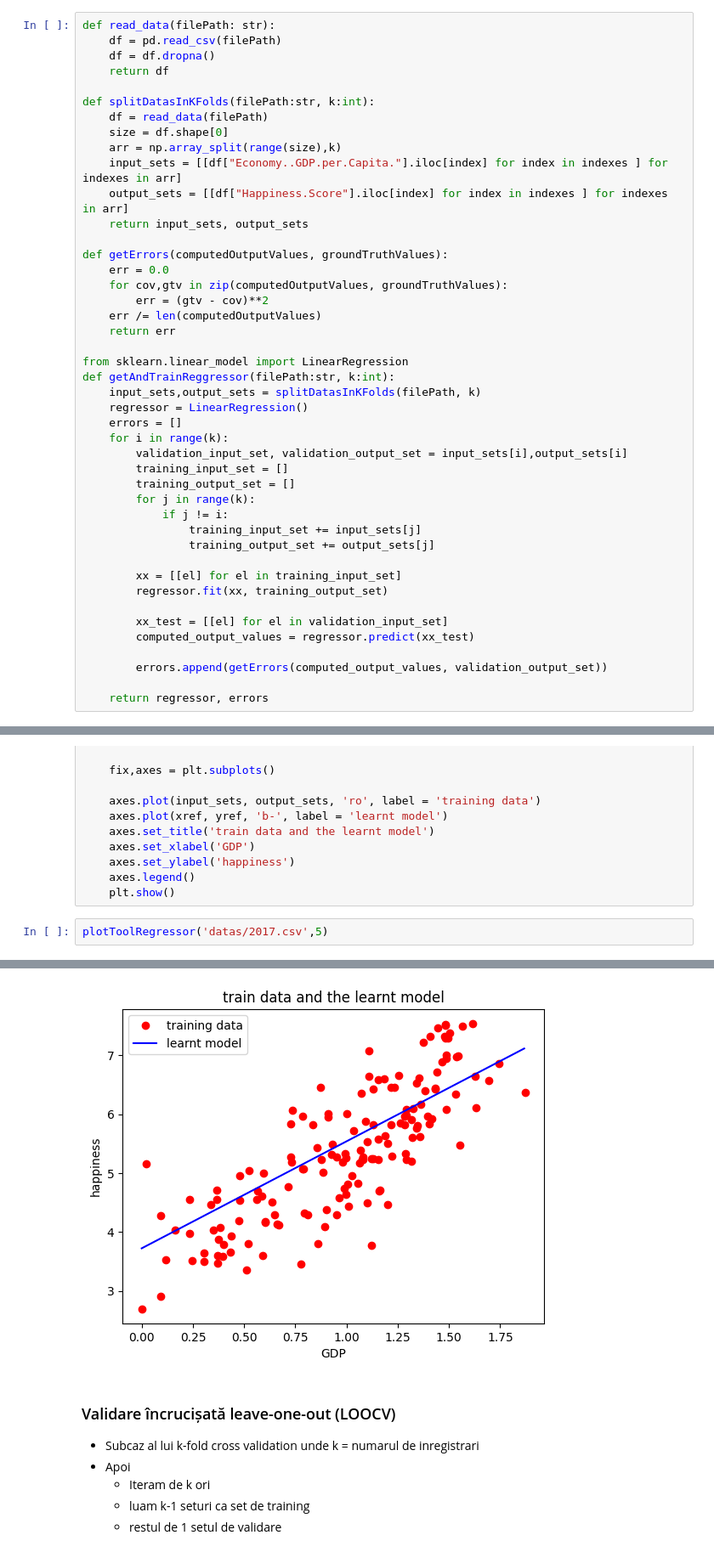
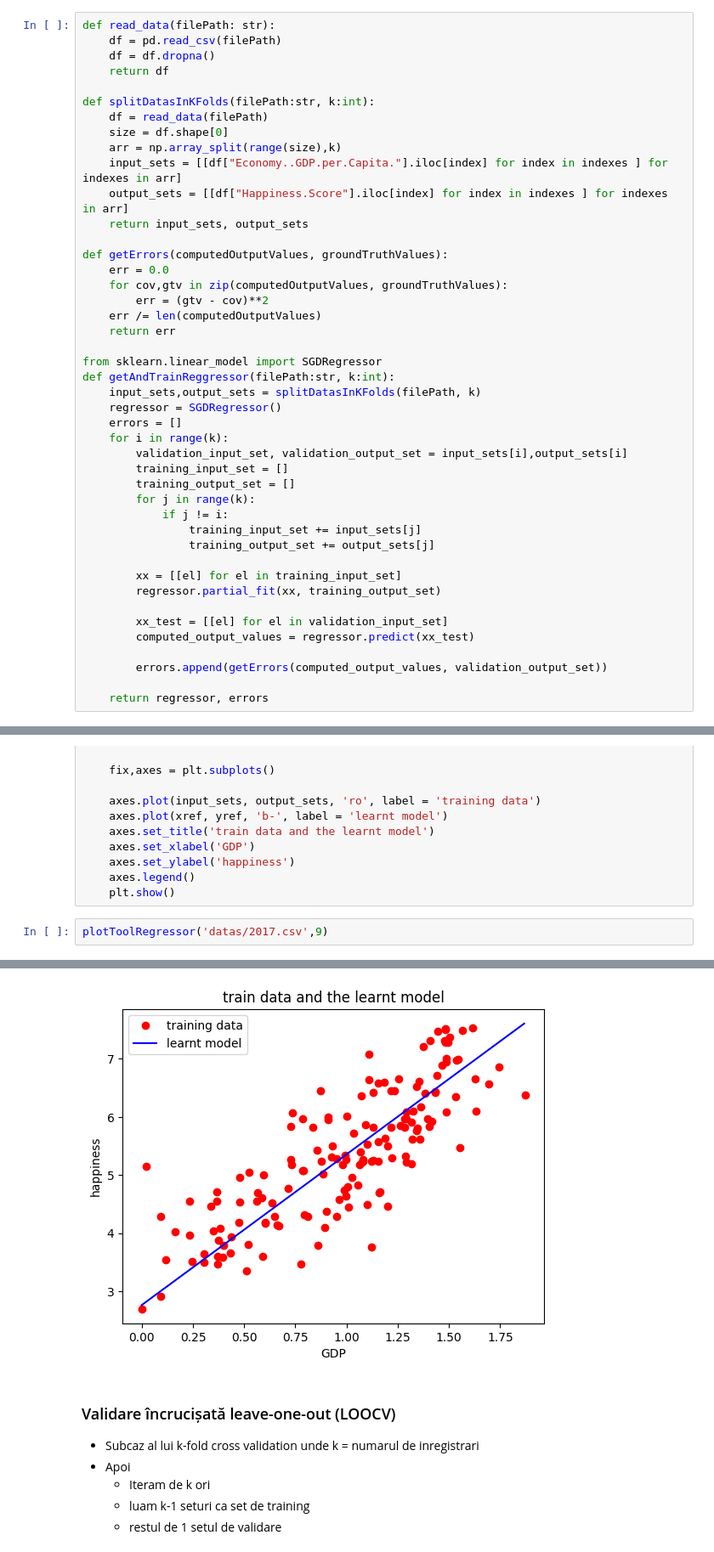
Before and after one commit to Vasile07/AI, a Jupyter notebook: Gradient Descrescator - Laborator 6/optional.ipynb, the cells around one changed output, grey strips where cells are left out. Shown at 85% size. Drawn from its saved outputs; the diff is of its cells as text.

```diff
--- a/Gradient Descrescator - Laborator 6/optional.ipynb
+++ b/Gradient Descrescator - Laborator 6/optional.ipynb
@@ -48,10 +48,10 @@ def getErrors(computedOutputValues, groundTruthValues):
     err /= len(computedOutputValues)
     return err
 
-from sklearn.linear_model import LinearRegression
+from sklearn.linear_model import SGDRegressor
 def getAndTrainReggressor(filePath:str, k:int):
     input_sets,output_sets = splitDatasInKFolds(filePath, k)
-    regressor = LinearRegression()
+    regressor = SGDRegressor()
     errors = []
     for i in range(k):
         validation_input_set, validation_output_set = input_sets[i],output_sets[i]
@@ -63,7 +63,7 @@ def getAndTrainReggressor(filePath:str, k:int):
                 training_output_set += output_sets[j]
 
         xx = [[el] for el in training_input_set]
-        regressor.fit(xx, training_output_set)
+        regressor.partial_fit(xx, training_output_set)
 
         xx_test = [[el] for el in validation_input_set]
         computed_output_values = regressor.predict(xx_test)
@@ -105,5 +105,5 @@ def plotToolRegressor(filePath:str, k:int):
     axes.legend()
     plt.show()
 # %%
-plotToolRegressor('datas/2017.csv',5)
+plotToolRegressor('datas/2017.csv',9)
 # %% [output]
@@ -112,4 +112,4 @@ Eroare: [0.01000249948980546, 0.004995819217061891, 0.13282587697060733, 0.01580
-[figure, old version]
+[figure, new version]
 # %% [markdown]
 <div>
   <h3>Validare încrucișată leave-one-out (LOOCV)</h3>
```
Also changed, not shown: parts of 1 cell of this notebook.
